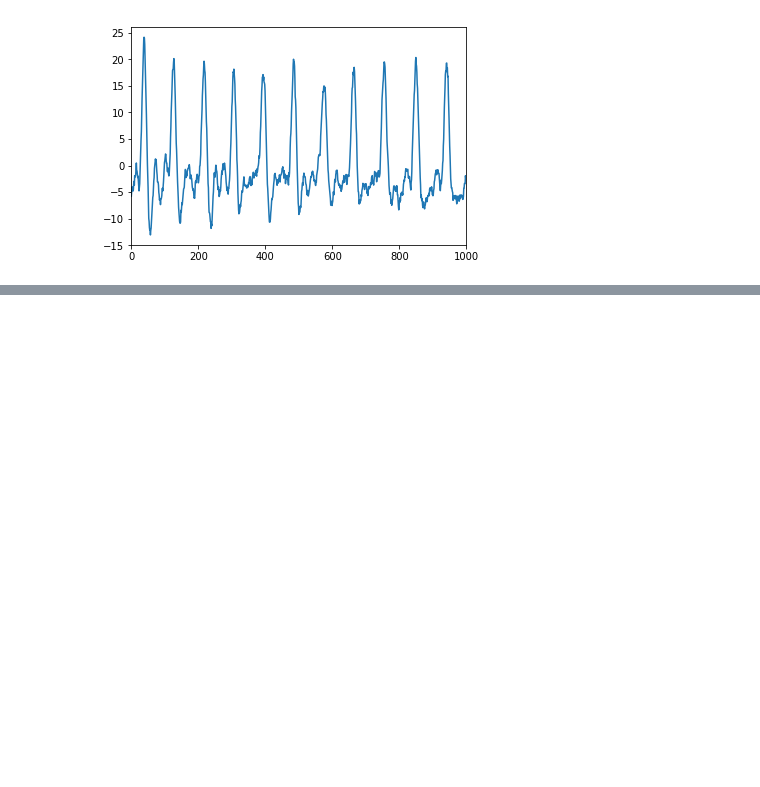
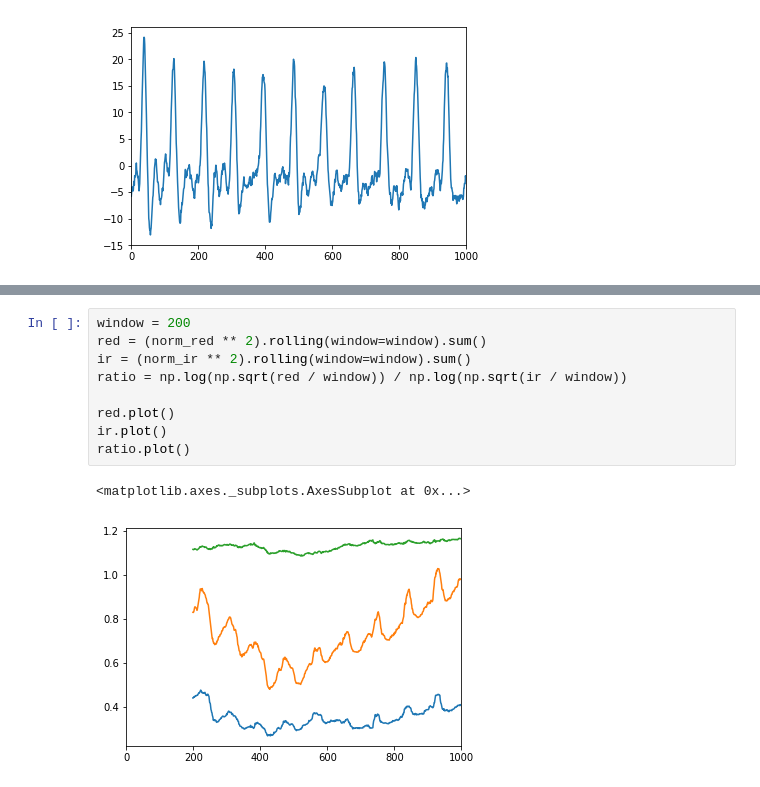
Before and after one commit to IRNAS/pulseox-firmware, a Jupyter notebook: experiments/Data experiments.ipynb, the cells around one changed output, grey strips where cells are left out. Cells and saved outputs as stored; diff of their text form; blank space fills up the shorter version.

```diff
--- a/experiments/Data experiments.ipynb
+++ b/experiments/Data experiments.ipynb
@@ -65,0 +105,12 @@ data_covered_ir_led['raw'].plot()
+# %%
+window = 200
+red = (norm_red ** 2).rolling(window=window).sum()
+ir = (norm_ir ** 2).rolling(window=window).sum()
+ratio = np.log(np.sqrt(red / window)) / np.log(np.sqrt(ir / window))
+
+red.plot()
+ir.plot()
+ratio.plot()
+# %% [output]
+<matplotlib.axes._subplots.AxesSubplot at 0x...>
+[figure, added]
```
Also changed, not shown: parts of 8 cells of this notebook, 1 other file.
